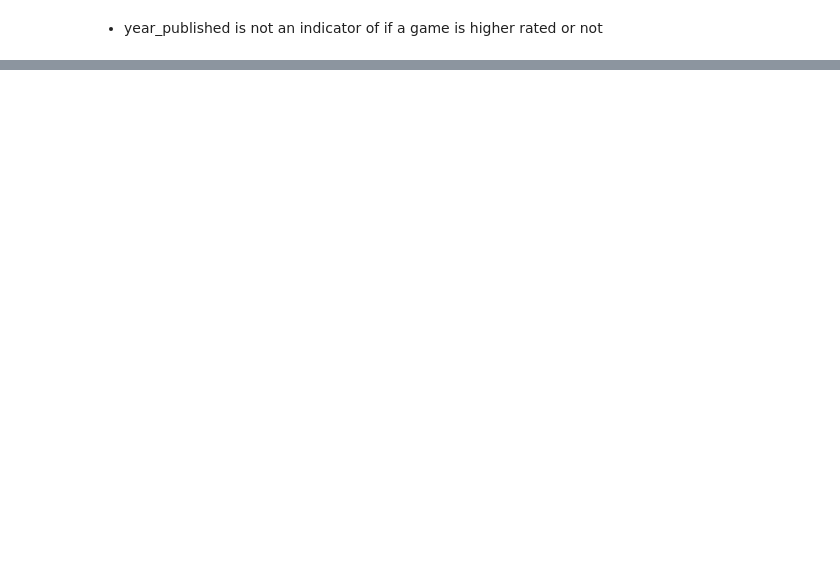
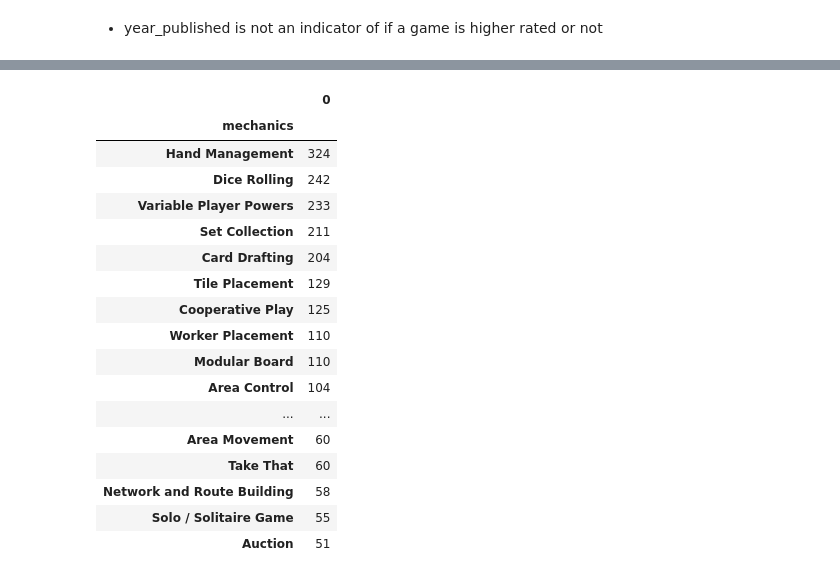
Before and after one commit to Andy-Jensen/board-game-project, a Jupyter notebook: explore.ipynb, the cells around one changed output, grey strips where cells are left out. Cells and saved outputs as stored; diff of their text form; code cells hidden in the pictures; blank space fills up the shorter version.

Commit message:
deeper look at mechanics between the groups

```diff
--- a/explore.ipynb
+++ b/explore.ipynb
@@ -635,0 +651,2 @@ train[train['rank']==1]
+# %%
+lower=pd.read_csv('over_100_mechanics.csv')
@@ -635,0 +678,21 @@ train[train['rank']==1]
+# %%
+pd.DataFrame(lower.value_counts()).head(20)
+# %% [output]
+|  | 0 |
+| mechanics |  |
+| Hand Management | 324 |
+| Dice Rolling | 242 |
+| Variable Player Powers | 233 |
+| Set Collection | 211 |
+| Card Drafting | 204 |
+| Tile Placement | 129 |
+| Cooperative Play | 125 |
+| Worker Placement | 110 |
+| Modular Board | 110 |
+| Area Control | 104 |
+| ... | ... |
+| Area Movement | 60 |
+| Take That | 60 |
+| Network and Route Building | 58 |
+| Solo / Solitaire Game | 55 |
+| Auction | 51 |
```
Also changed, not shown: parts of 10 cells of this notebook, 1 other file.
